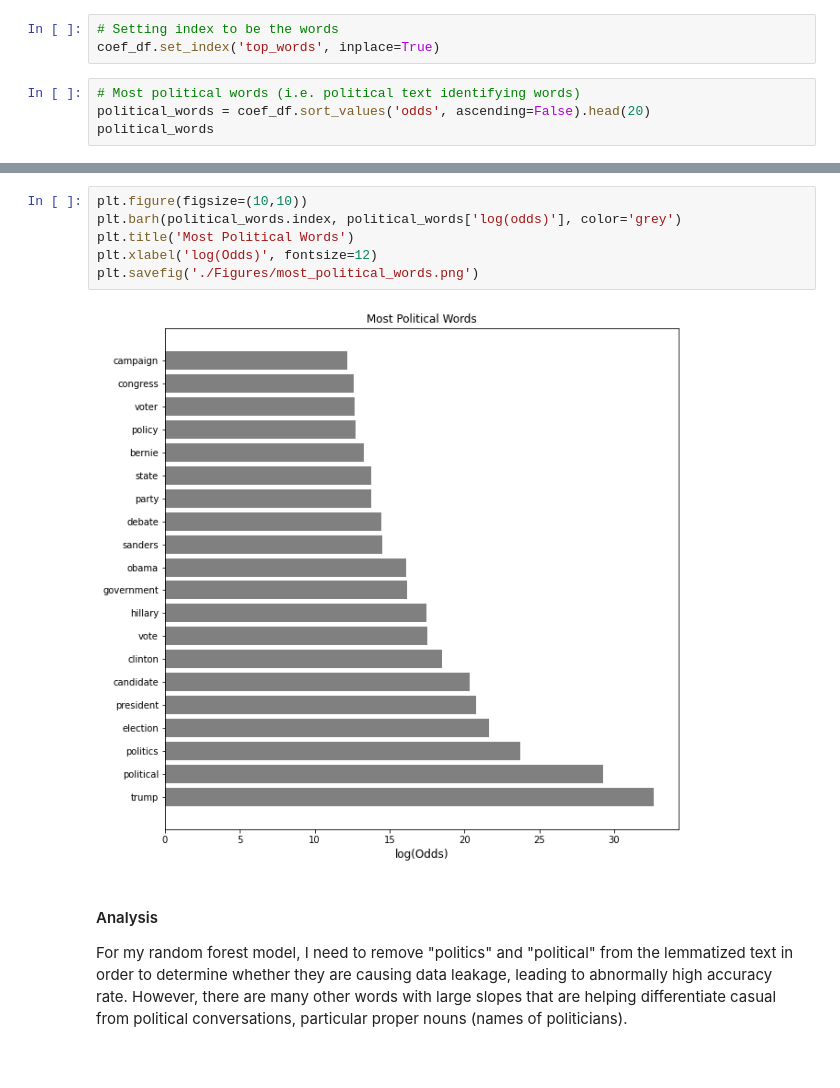
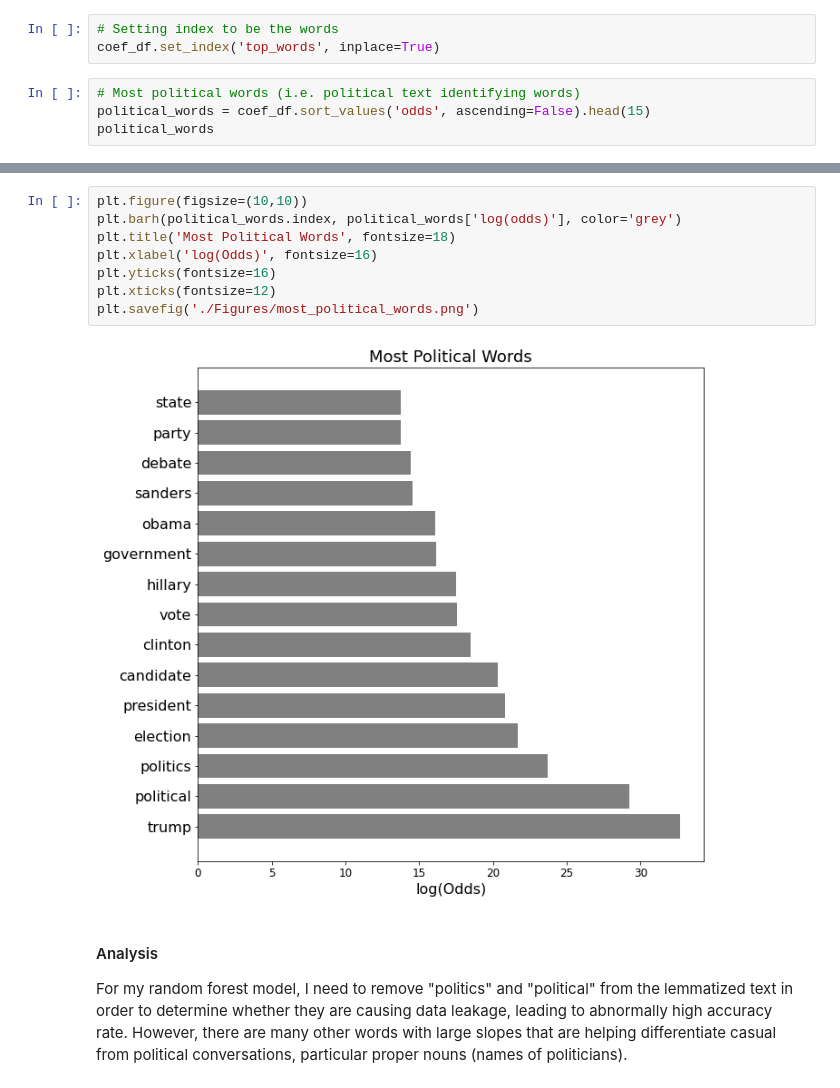
Before and after one commit to ethankuehl/subreddit_classifier, a Jupyter notebook: Code/03A-Logistic_Regression.ipynb, the cells around one changed output, grey strips where cells are left out. Saved outputs shown, nothing was run; the diff lists cells and outputs as text.

```diff
--- a/Code/03A-Logistic_Regression.ipynb
+++ b/Code/03A-Logistic_Regression.ipynb
@@ -272,7 +272,7 @@ coef_df['odds'] = coef_df['log(odds)'].map(lambda x: math.exp(x))
 coef_df.set_index('top_words', inplace=True)
 # %%
 # Most political words (i.e. political text identifying words)
-political_words = coef_df.sort_values('odds', ascending=False).head(20)
+political_words = coef_df.sort_values('odds', ascending=False).head(15)
 political_words
 # %% [output]
 |  | log(odds) | odds |
@@ -318,11 +298,13 @@ casual_words = coef_df.sort_values('odds').head(20)
 # %%
 plt.figure(figsize=(10,10))
 plt.barh(political_words.index, political_words['log(odds)'], color='grey')
-plt.title('Most Political Words')
-plt.xlabel('log(Odds)', fontsize=12)
+plt.title('Most Political Words', fontsize=18)
+plt.xlabel('log(Odds)', fontsize=16)
+plt.yticks(fontsize=16)
+plt.xticks(fontsize=12)
 plt.savefig('./Figures/most_political_words.png')
 # %% [output]
-[figure, old version]
+[figure, new version]
 # %% [markdown]
 #### Analysis
 
```
Also changed, not shown: parts of 3 cells of this notebook, 5 other files.
